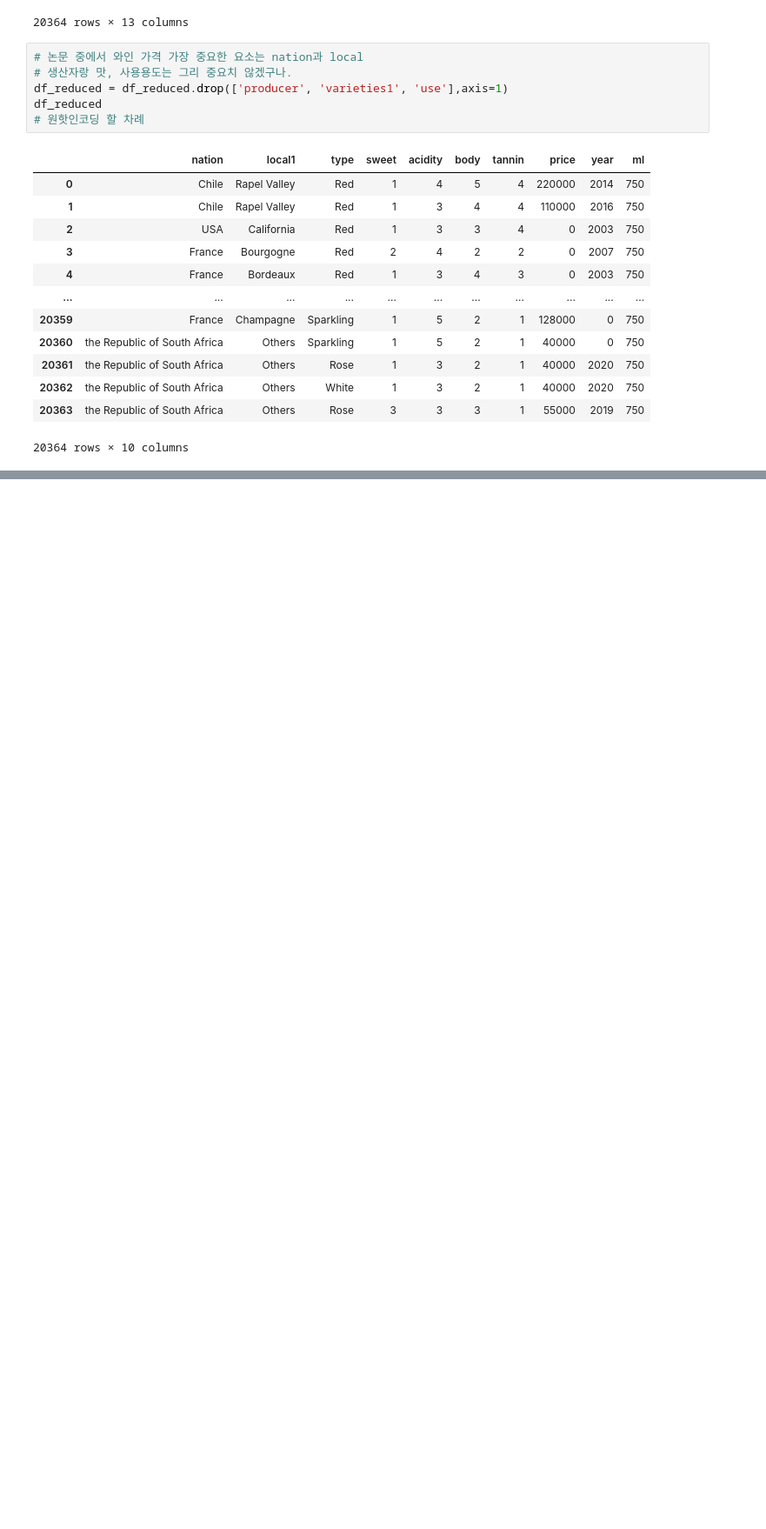
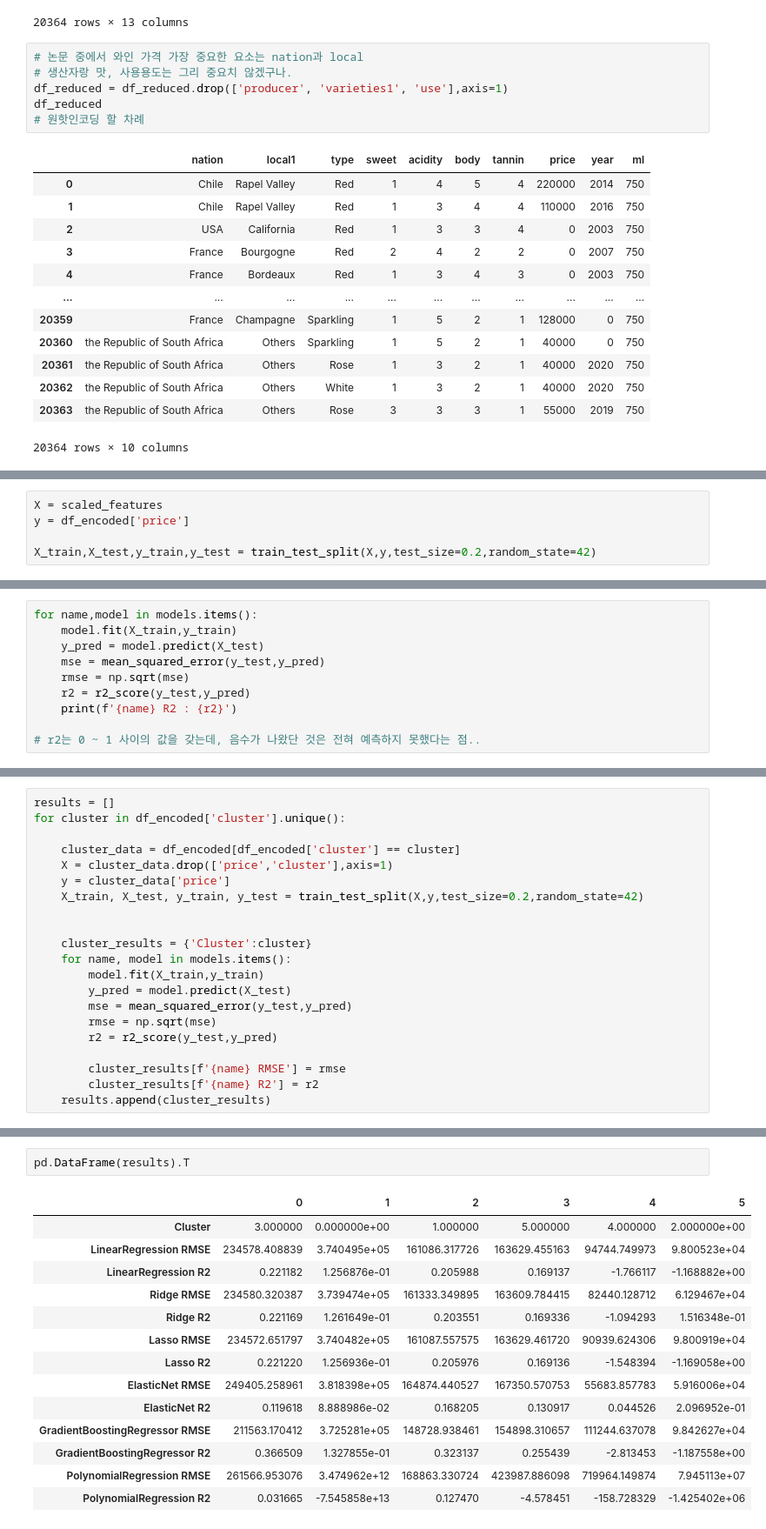
Before and after one commit to suheon99/suheon_99, a Jupyter notebook: 240215 와인 가격 예측 분석 (2).ipynb, the cells around one changed output, grey strips where cells are left out. Shown at 87% size. Saved outputs shown, nothing was run; the diff lists cells and outputs as text; blank space fills up the shorter version.

```diff
--- a/240215 와인 가격 예측 분석 (2).ipynb
+++ b/240215 와인 가격 예측 분석 (2).ipynb
@@ -570,0 +660,5 @@ plt.show()
+# %%
+X = scaled_features
+y = df_encoded['price']
+
+X_train,X_test,y_train,y_test = train_test_split(X,y,test_size=0.2,random_state=42)
@@ -570,0 +670,10 @@ plt.show()
+# %%
+for name,model in models.items():
+    model.fit(X_train,y_train)
+    y_pred = model.predict(X_test)
+    mse = mean_squared_error(y_test,y_pred)
+    rmse = np.sqrt(mse)
+    r2 = r2_score(y_test,y_pred)
+    print(f'{name} R2 : {r2}')
+
+# r2는 0 ~ 1 사이의 값을 갖는데, 음수가 나왔단 것은 전혀 예측하지 못했다는 점..
@@ -570,0 +700,21 @@ plt.show()
+# %%
+results = []
+for cluster in df_encoded['cluster'].unique():
+
+    cluster_data = df_encoded[df_encoded['cluster'] == cluster]
+    X = cluster_data.drop(['price','cluster'],axis=1)
+    y = cluster_data['price']
+    X_train, X_test, y_train, y_test = train_test_split(X,y,test_size=0.2,random_state=42)
+
+
+    cluster_results = {'Cluster':cluster}
+    for name, model in models.items():
+        model.fit(X_train,y_train)
+        y_pred = model.predict(X_test)
+        mse = mean_squared_error(y_test,y_pred)
+        rmse = np.sqrt(mse)
+        r2 = r2_score(y_test,y_pred)
+
+        cluster_results[f'{name} RMSE'] = rmse
+        cluster_results[f'{name} R2'] = r2
+    results.append(cluster_results)
@@ -570,0 +751,17 @@ plt.show()
+# %%
+pd.DataFrame(results).T
+# %% [output]
+|  | 0 | 1 | 2 | 3 | 4 | 5 |
+| Cluster | 3.000000 | 0.000000e+00 | 1.000000 | 5.000000 | 4.000000 | 2.000000e+00 |
+| LinearRegression RMSE | 234578.408839 | 3.740495e+05 | 161086.317726 | 163629.455163 | 94744.749973 | 9.800523e+04 |
+| LinearRegression R2 | 0.221182 | 1.256876e-01 | 0.205988 | 0.169137 | -1.766117 | -1.168882e+00 |
+| Ridge RMSE | 234580.320387 | 3.739474e+05 | 161333.349895 | 163609.784415 | 82440.128712 | 6.129467e+04 |
+| Ridge R2 | 0.221169 | 1.261649e-01 | 0.203551 | 0.169336 | -1.094293 | 1.516348e-01 |
+| Lasso RMSE | 234572.651797 | 3.740482e+05 | 161087.557575 | 163629.461720 | 90939.624306 | 9.800919e+04 |
+| Lasso R2 | 0.221220 | 1.256936e-01 | 0.205976 | 0.169136 | -1.548394 | -1.169058e+00 |
+| ElasticNet RMSE | 249405.258961 | 3.818398e+05 | 164874.440527 | 167350.570753 | 55683.857783 | 5.916006e+04 |
+| ElasticNet R2 | 0.119618 | 8.888986e-02 | 0.168205 | 0.130917 | 0.044526 | 2.096952e-01 |
+| GradientBoostingRegressor RMSE | 211563.170412 | 3.725281e+05 | 148728.938461 | 154898.310657 | 111244.637078 | 9.842627e+04 |
+| GradientBoostingRegressor R2 | 0.366509 | 1.327855e-01 | 0.323137 | 0.255439 | -2.813453 | -1.187558e+00 |
+| PolynomialRegression RMSE | 261566.953076 | 3.474962e+12 | 168863.330724 | 423987.886098 | 719964.149874 | 7.945113e+07 |
+| PolynomialRegression R2 | 0.031665 | -7.545858e+13 | 0.127470 | -4.578451 | -158.728329 | -1.425402e+06 |
```
Also changed, not shown: parts of 55 cells of this notebook.
